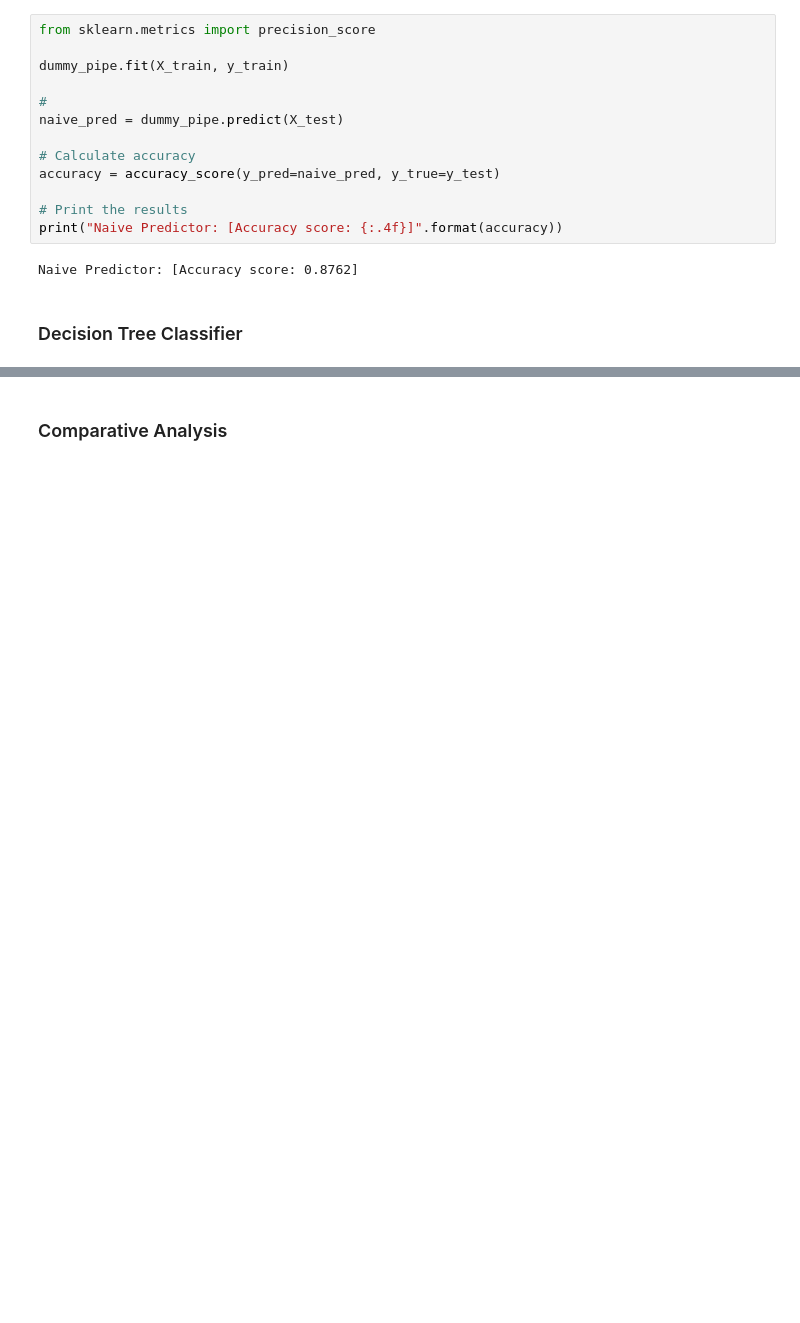
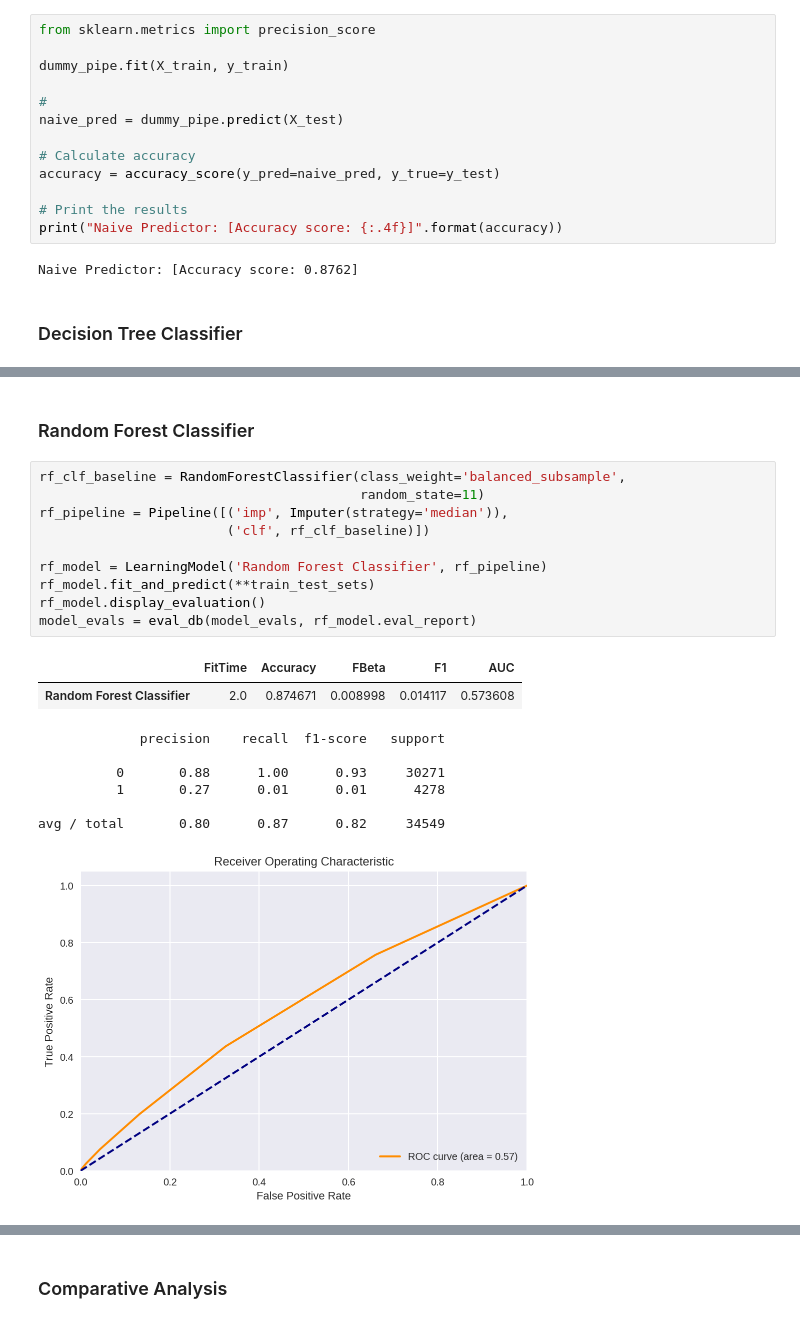
Before and after one commit to vnaidu/loan-default-classifier, a Jupyter notebook: loan-status.ipynb, the cells around one changed output, grey strips where cells are left out. Drawn from its saved outputs; the diff is of its cells as text; blank space fills up the shorter version.

```diff
--- a/loan-status.ipynb
+++ b/loan-status.ipynb
@@ -401,0 +419,22 @@ model_evals = eval_db(model_tree_baseline['evaluation'])
+# %% [markdown]
+### Random Forest Classifier
+# %%
+rf_clf_baseline = RandomForestClassifier(class_weight='balanced_subsample',
+                                         random_state=11)
+rf_pipeline = Pipeline([('imp', Imputer(strategy='median')),
+                        ('clf', rf_clf_baseline)])
+
+rf_model = LearningModel('Random Forest Classifier', rf_pipeline)
+rf_model.fit_and_predict(**train_test_sets)
+rf_model.display_evaluation()
+model_evals = eval_db(model_evals, rf_model.eval_report)
+# %% [output]
+|  | FitTime | Accuracy | FBeta | F1 | AUC |
+| Random Forest Classifier | 2.0 | 0.874671 | 0.008998 | 0.014117 | 0.573608 |
+             precision    recall  f1-score   support
+
+          0       0.88      1.00      0.93     30271
+          1       0.27      0.01      0.01      4278
+
+avg / total       0.80      0.87      0.82     34549
+[figure, added]
```
Also changed, not shown: parts of 24 cells of this notebook.
